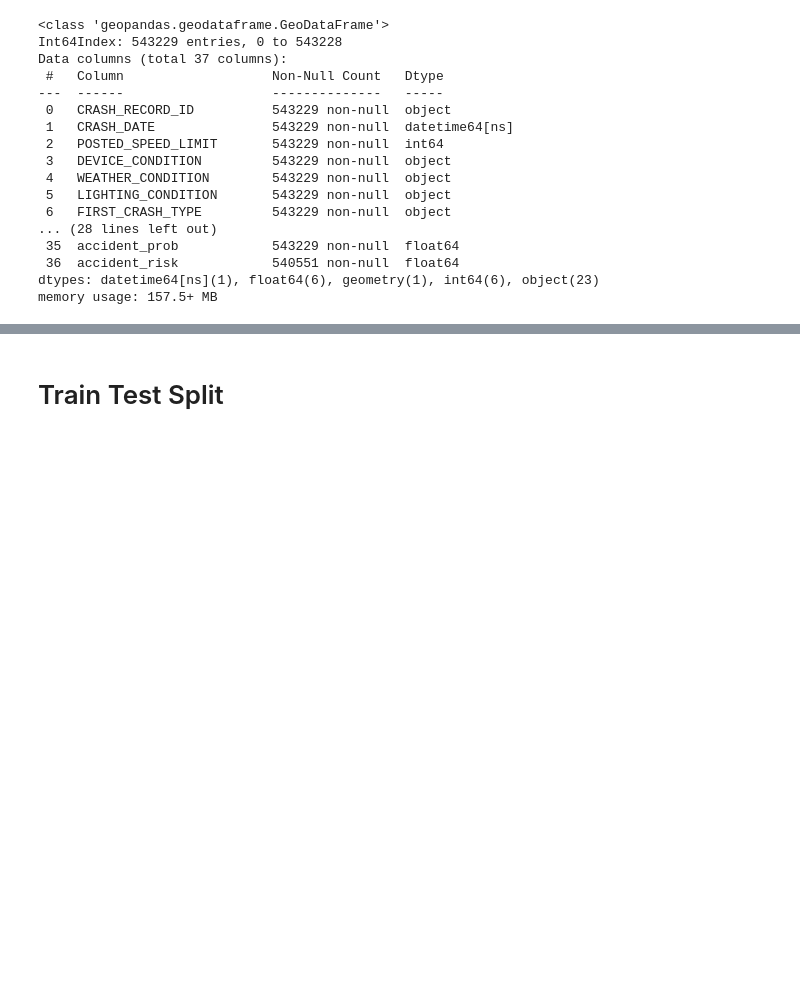
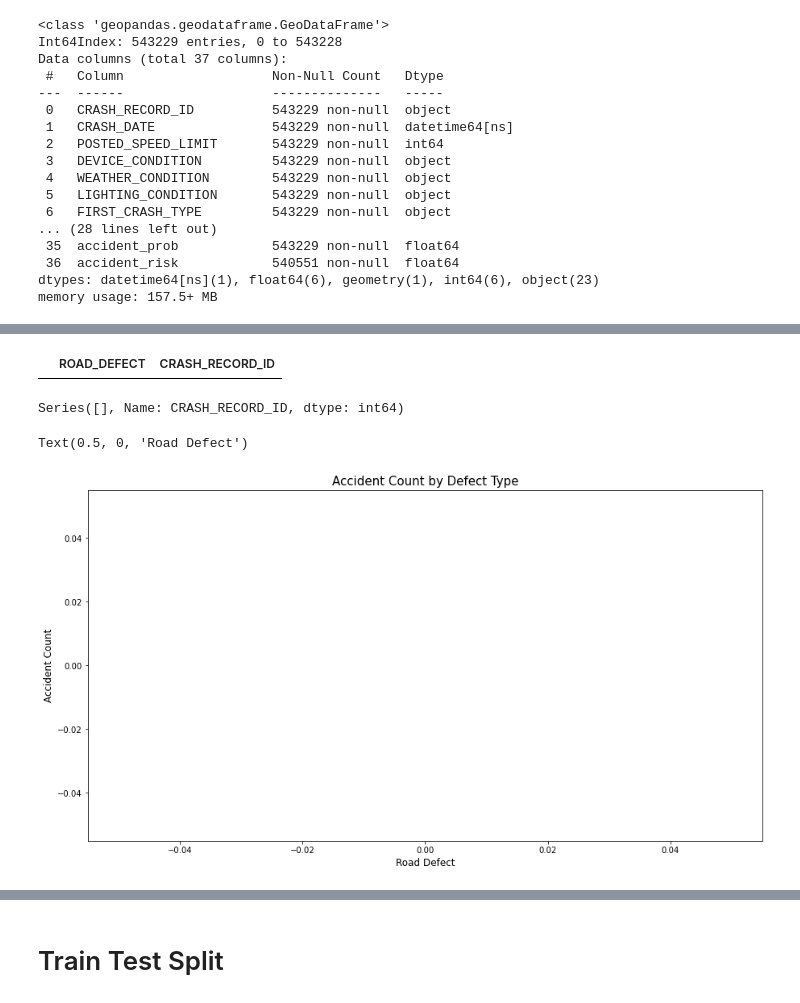
Before and after one commit to raylinsoriano/Project_3_Classification, a Jupyter notebook: lorela_nb.ipynb, the cells around one changed output, grey strips where cells are left out. Cells and saved outputs as stored; diff of their text form; code cells hidden in the pictures; blank space fills up the shorter version.

```diff
--- a/lorela_nb.ipynb
+++ b/lorela_nb.ipynb
@@ -540,3 +594,0 @@ Name: FIRST_CRASH_TYPE, dtype: int64
-# %%
-df.drop(df.columns[np.r_[9,17,18,19,30:34,35]], axis=1, inplace=True)
-df.info()
@@ -560,0 +595,8 @@ memory usage: 120.2+ MB
+# %%
+df_graph = df
+df_graph = df_graph[(df_graph['ROAD_DEFECT']!='NO DEFECTS')
+                   & (df_graph['ROAD_DEFECT']!='OTHER')
+                    & (df_graph['ROAD_DEFECT']!='UNKNOWN')
+                   &(df_graph['injury_level']==2)]
+
+df_graph
@@ -560,0 +605,29 @@ memory usage: 120.2+ MB
+# %%
+df_graph['injury_level'] = df_graph['MOST_SEVERE_INJURY'].map({'mild': 0,
+                                                         'medium': 1,
+                                                         'severe': 2})
+# %%
+df_graph = df_graph.groupby('ROAD_DEFECT')['CRASH_RECORD_ID'].count()
+df_graph = pd.DataFrame(df_graph)
+df_graph.reset_index(inplace=True)
+df_graph.sort_values(by="CRASH_RECORD_ID",ascending = False, inplace=True)
+
+df_graph
+# %% [output]
+|  | ROAD_DEFECT | CRASH_RECORD_ID |
+# %%
+df_graph['CRASH_RECORD_ID']
+# %% [output]
+Series([], Name: CRASH_RECORD_ID, dtype: int64)
+# %%
+fig, ax = plt.subplots(figsize = (15,8))
+
+x = df_graph['ROAD_DEFECT']
+h = df_graph['CRASH_RECORD_ID']
+ax.bar(x,h, alpha = 0.4, color = 'red')
+ax.set_title("Accident Count by Defect Type", fontsize=15)
+ax.set_ylabel("Accident Count", fontsize=12)
+ax.set_xlabel("Road Defect", fontsize=12)
+# %% [output]
+Text(0.5, 0, 'Road Defect')
+[figure, added]
```
Also changed, not shown: parts of 51 cells of this notebook.
